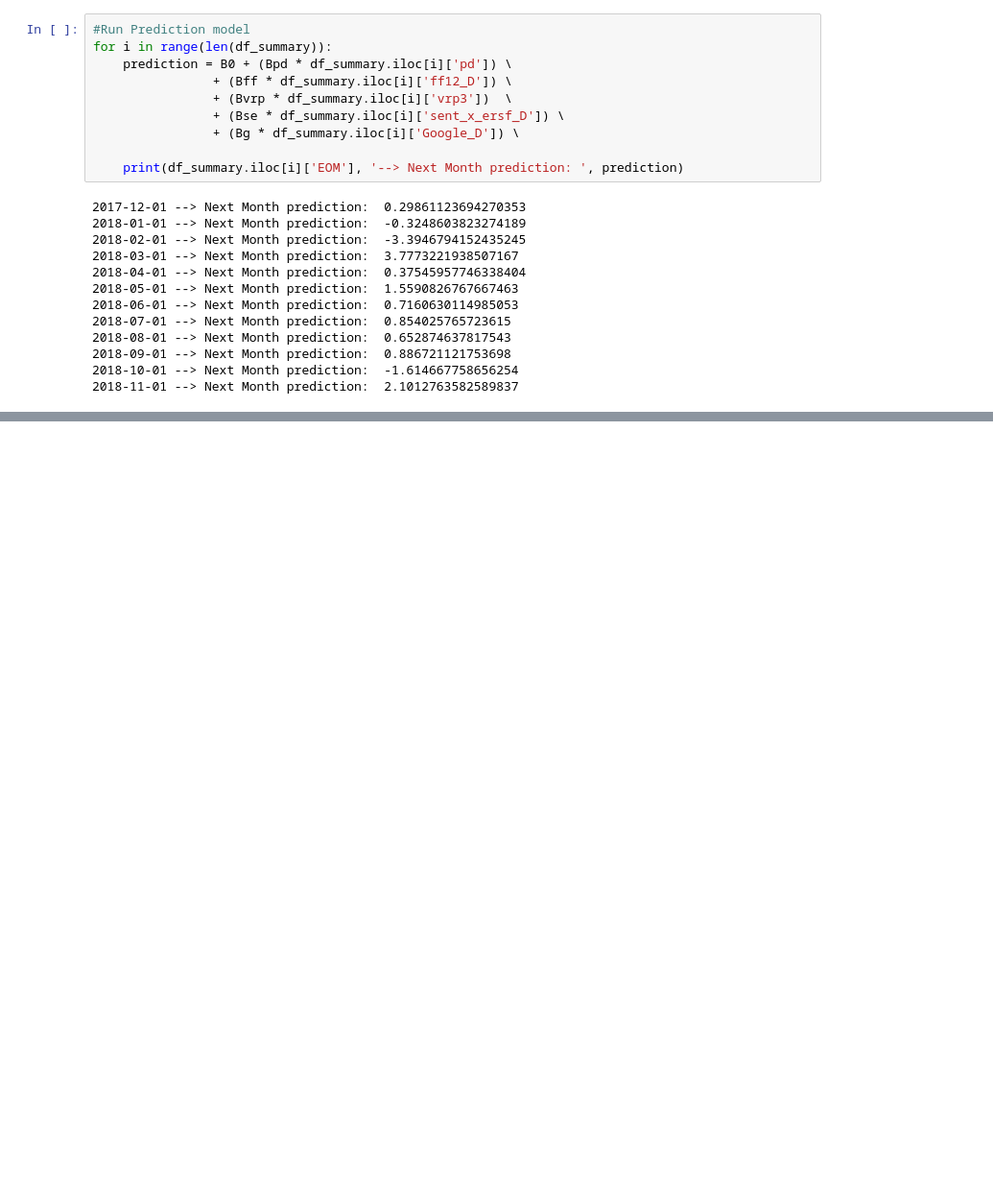
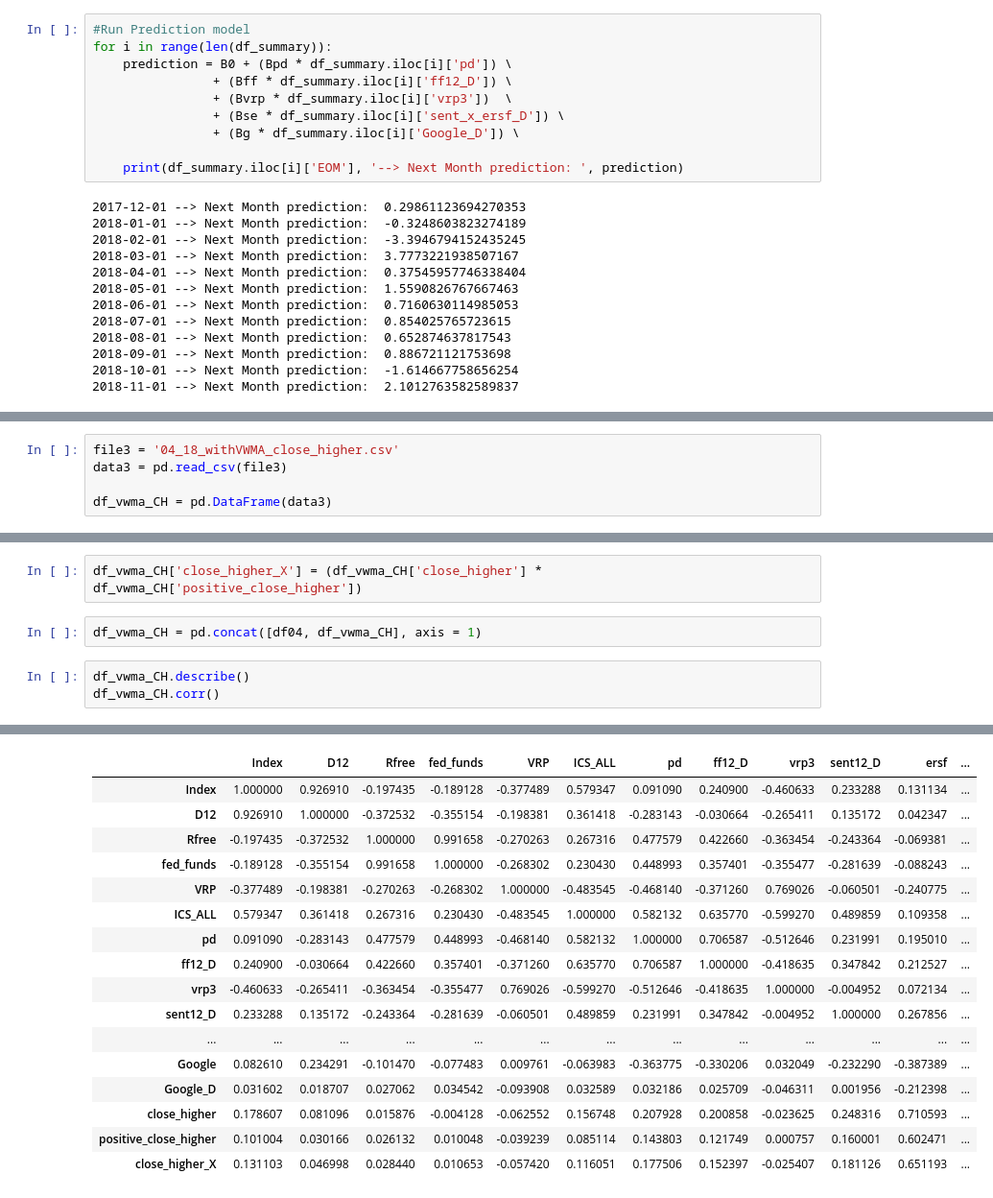
Before and after one commit to maks-p/momentum_sentiment_FINAL, a Jupyter notebook: momentum_sentiment_final.ipynb, the cells around one changed output, grey strips where cells are left out. Shown at 96% size. Drawn from its saved outputs; the diff is of its cells as text; blank space fills up the shorter version.

```diff
--- a/momentum_sentiment_final.ipynb
+++ b/momentum_sentiment_final.ipynb
@@ -554,0 +668,5 @@ df_summary
+# %%
+file3 = '04_18_withVWMA_close_higher.csv'
+data3 = pd.read_csv(file3)
+
+df_vwma_CH = pd.DataFrame(data3)
@@ -554,0 +682,8 @@ df_summary
+# %%
+df_vwma_CH['close_higher_X'] = (df_vwma_CH['close_higher'] * df_vwma_CH['positive_close_higher'])
+# %%
+df_vwma_CH = pd.concat([df04, df_vwma_CH], axis = 1)
+# %%
+df_vwma_CH.describe()
+df_vwma_CH.corr()
+# %% [output]
@@ -554,0 +699,17 @@ df_summary
+|  | Index | D12 | Rfree | fed_funds | VRP | ICS_ALL | pd | ff12_D | vrp3 | sent12_D | ersf | ... |
+| Index | 1.000000 | 0.926910 | -0.197435 | -0.189128 | -0.377489 | 0.579347 | 0.091090 | 0.240900 | -0.460633 | 0.233288 | 0.131134 | ... |
+| D12 | 0.926910 | 1.000000 | -0.372532 | -0.355154 | -0.198381 | 0.361418 | -0.283143 | -0.030664 | -0.265411 | 0.135172 | 0.042347 | ... |
+| Rfree | -0.197435 | -0.372532 | 1.000000 | 0.991658 | -0.270263 | 0.267316 | 0.477579 | 0.422660 | -0.363454 | -0.243364 | -0.069381 | ... |
+| fed_funds | -0.189128 | -0.355154 | 0.991658 | 1.000000 | -0.268302 | 0.230430 | 0.448993 | 0.357401 | -0.355477 | -0.281639 | -0.088243 | ... |
+| VRP | -0.377489 | -0.198381 | -0.270263 | -0.268302 | 1.000000 | -0.483545 | -0.468140 | -0.371260 | 0.769026 | -0.060501 | -0.240775 | ... |
+| ICS_ALL | 0.579347 | 0.361418 | 0.267316 | 0.230430 | -0.483545 | 1.000000 | 0.582132 | 0.635770 | -0.599270 | 0.489859 | 0.109358 | ... |
+| pd | 0.091090 | -0.283143 | 0.477579 | 0.448993 | -0.468140 | 0.582132 | 1.000000 | 0.706587 | -0.512646 | 0.231991 | 0.195010 | ... |
+| ff12_D | 0.240900 | -0.030664 | 0.422660 | 0.357401 | -0.371260 | 0.635770 | 0.706587 | 1.000000 | -0.418635 | 0.347842 | 0.212527 | ... |
+| vrp3 | -0.460633 | -0.265411 | -0.363454 | -0.355477 | 0.769026 | -0.599270 | -0.512646 | -0.418635 | 1.000000 | -0.004952 | 0.072134 | ... |
+| sent12_D | 0.233288 | 0.135172 | -0.243364 | -0.281639 | -0.060501 | 0.489859 | 0.231991 | 0.347842 | -0.004952 | 1.000000 | 0.267856 | ... |
+| ... | ... | ... | ... | ... | ... | ... | ... | ... | ... | ... | ... | ... |
+| Google | 0.082610 | 0.234291 | -0.101470 | -0.077483 | 0.009761 | -0.063983 | -0.363775 | -0.330206 | 0.032049 | -0.232290 | -0.387389 | ... |
+| Google_D | 0.031602 | 0.018707 | 0.027062 | 0.034542 | -0.093908 | 0.032589 | 0.032186 | 0.025709 | -0.046311 | 0.001956 | -0.212398 | ... |
+| close_higher | 0.178607 | 0.081096 | 0.015876 | -0.004128 | -0.062552 | 0.156748 | 0.207928 | 0.200858 | -0.023625 | 0.248316 | 0.710593 | ... |
+| positive_close_higher | 0.101004 | 0.030166 | 0.026132 | 0.010048 | -0.039239 | 0.085114 | 0.143803 | 0.121749 | 0.000757 | 0.160001 | 0.602471 | ... |
+| close_higher_X | 0.131103 | 0.046998 | 0.028440 | 0.010653 | -0.057420 | 0.116051 | 0.177506 | 0.152397 | -0.025407 | 0.181126 | 0.651193 | ... |
```
Also changed, not shown: parts of 30 cells of this notebook, 3 other files.
